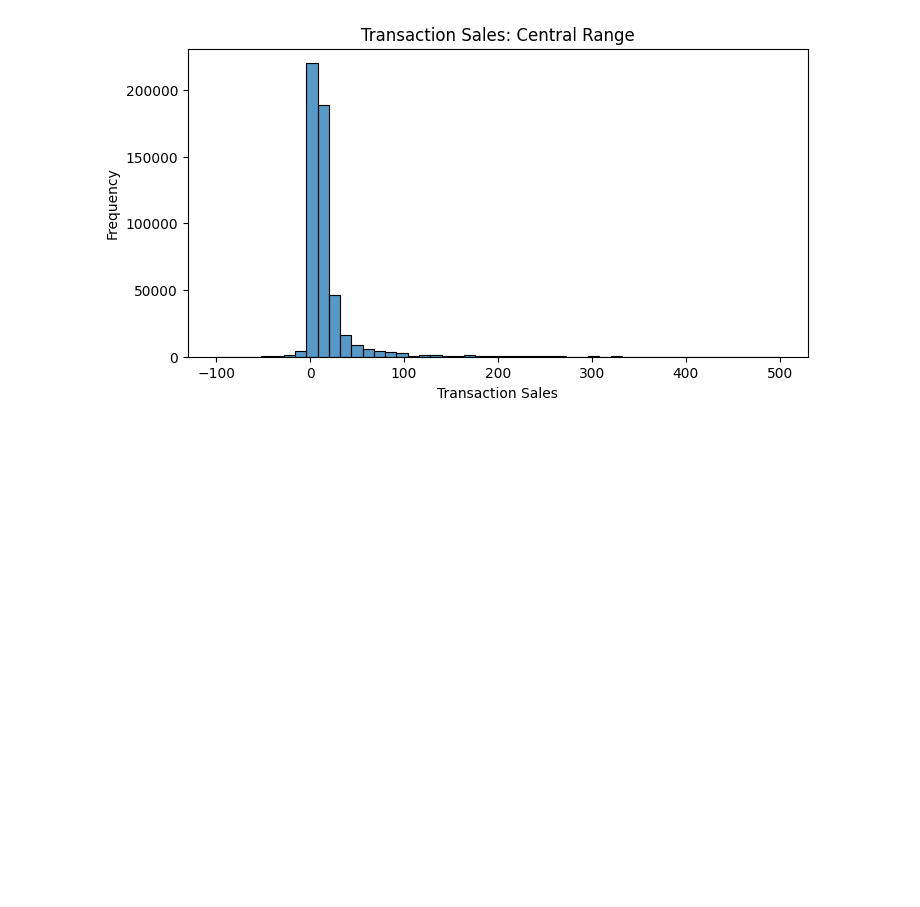
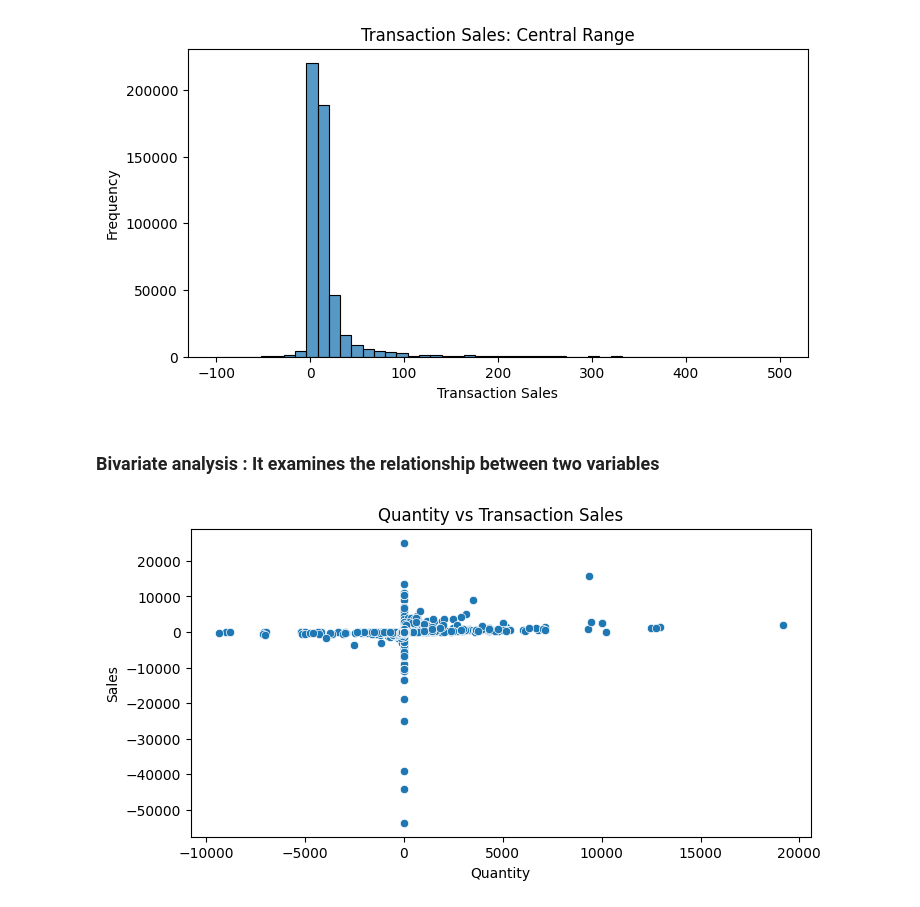
Before and after one commit to ivaibhavpawar1045/Python-Data-Analytics, a Jupyter notebook: 37_EDA_Advance_Business_Analysis/advanecd_analysis.ipynb, the cells around one changed output. Saved outputs shown, nothing was run; the diff lists cells and outputs as text; code cells hidden in the pictures; blank space fills up the shorter version.

Commit message:
Explore quantity and sales relationships

```diff
--- a/37_EDA_Advance_Business_Analysis/advanecd_analysis.ipynb
+++ b/37_EDA_Advance_Business_Analysis/advanecd_analysis.ipynb
@@ -110,3 +110,21 @@ plt.ylabel("Frequency")
 plt.show()
 # %% [output]
 [figure]
+# %% [markdown]
+### Bivariate analysis : It examines the relationship between two variables
+# %%
+# Relationship between quantity and sales
+plt.figure(figsize=(8, 4))
+
+sns.scatterplot(
+    data=sales_data_clean,
+    x="Quantity",
+    y="Sales"
+)
+
+plt.title("Quantity vs Transaction Sales")
+plt.xlabel("Quantity")
+plt.ylabel("Sales")
+plt.show()
+# %% [output]
+[figure, added]
```
Also changed, not shown: parts of 1 cell of this notebook.
